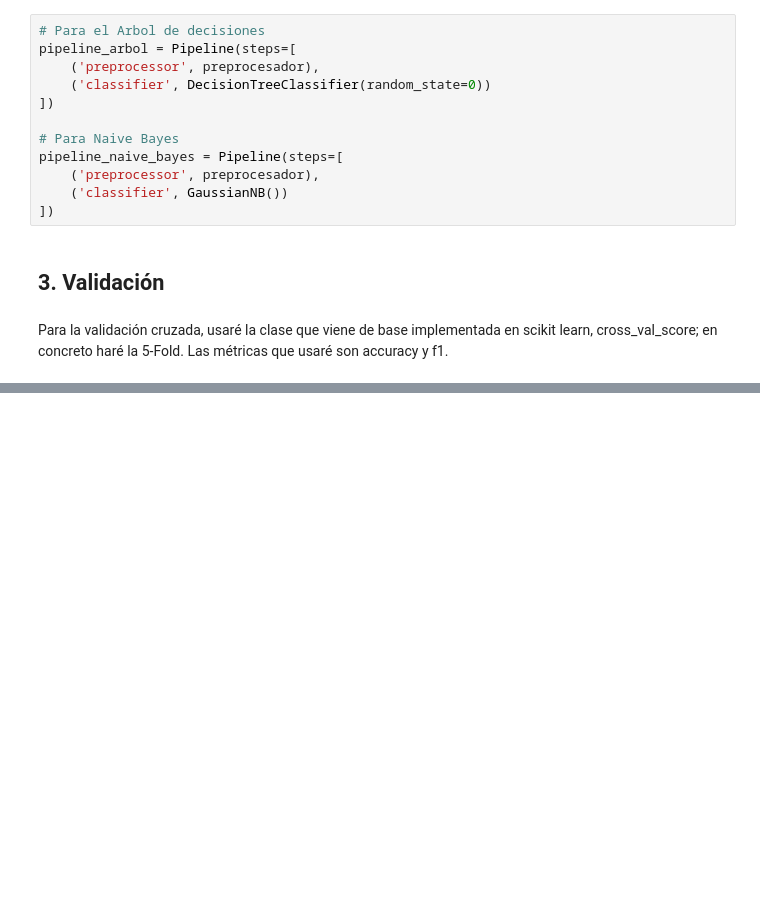
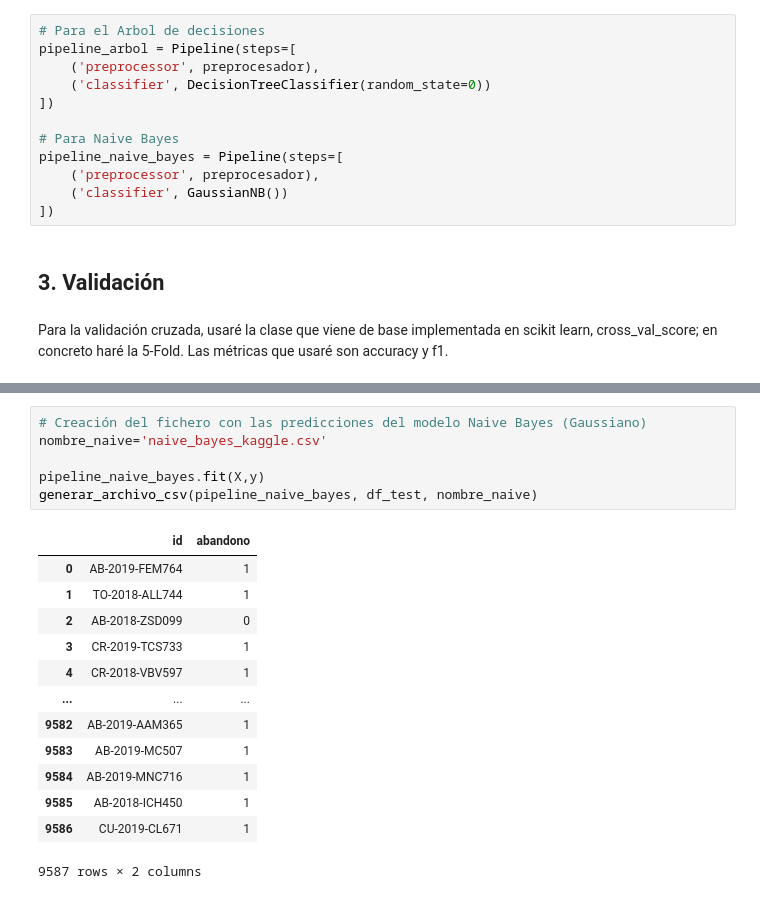
Before and after one commit to Marcos-Wth/Practica_1_Mineria_de_Datos, a Jupyter notebook: Práctica 1 - Análisis, procesamiento y validación .ipynb, the cells around one changed output, grey strips where cells are left out. Saved outputs shown, nothing was run; the diff lists cells and outputs as text; blank space fills up the shorter version.

```diff
--- a/Práctica 1 - Análisis, procesamiento y validación .ipynb
+++ b/Práctica 1 - Análisis, procesamiento y validación .ipynb
@@ -1181,0 +1234,20 @@ f1 ->  promedio:  0.5222616216106472  ±  0.0028626759674662285
+# %%
+# Creación del fichero con las predicciones del modelo Naive Bayes (Gaussiano)
+nombre_naive='naive_bayes_kaggle.csv'
+
+pipeline_naive_bayes.fit(X,y)
+generar_archivo_csv(pipeline_naive_bayes, df_test, nombre_naive)
+# %% [output]
+|  | id | abandono |
+| 0 | AB-2019-FEM764 | 1 |
+| 1 | TO-2018-ALL744 | 1 |
+| 2 | AB-2018-ZSD099 | 0 |
+| 3 | CR-2019-TCS733 | 1 |
+| 4 | CR-2018-VBV597 | 1 |
+| ... | ... | ... |
+| 9582 | AB-2019-AAM365 | 1 |
+| 9583 | AB-2019-MC507 | 1 |
+| 9584 | AB-2019-MNC716 | 1 |
+| 9585 | AB-2018-ICH450 | 1 |
+| 9586 | CU-2019-CL671 | 1 |
+9587 rows × 2 columns
```
Also changed, not shown: parts of 8 cells of this notebook, 2 other files.
